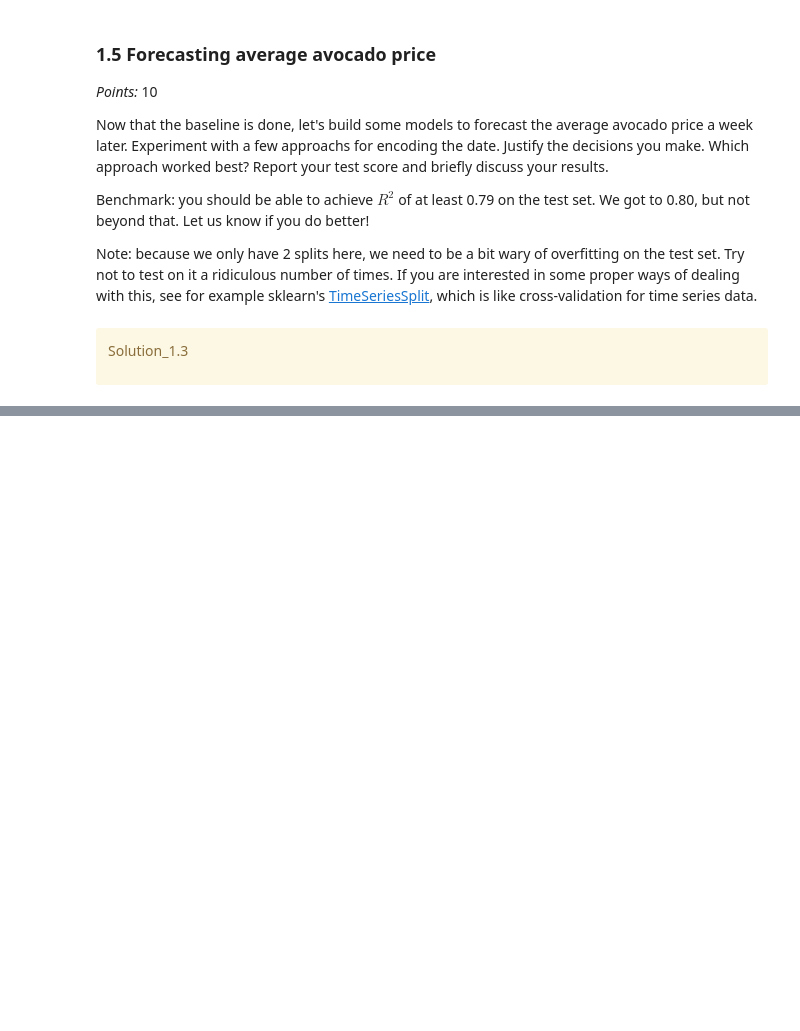
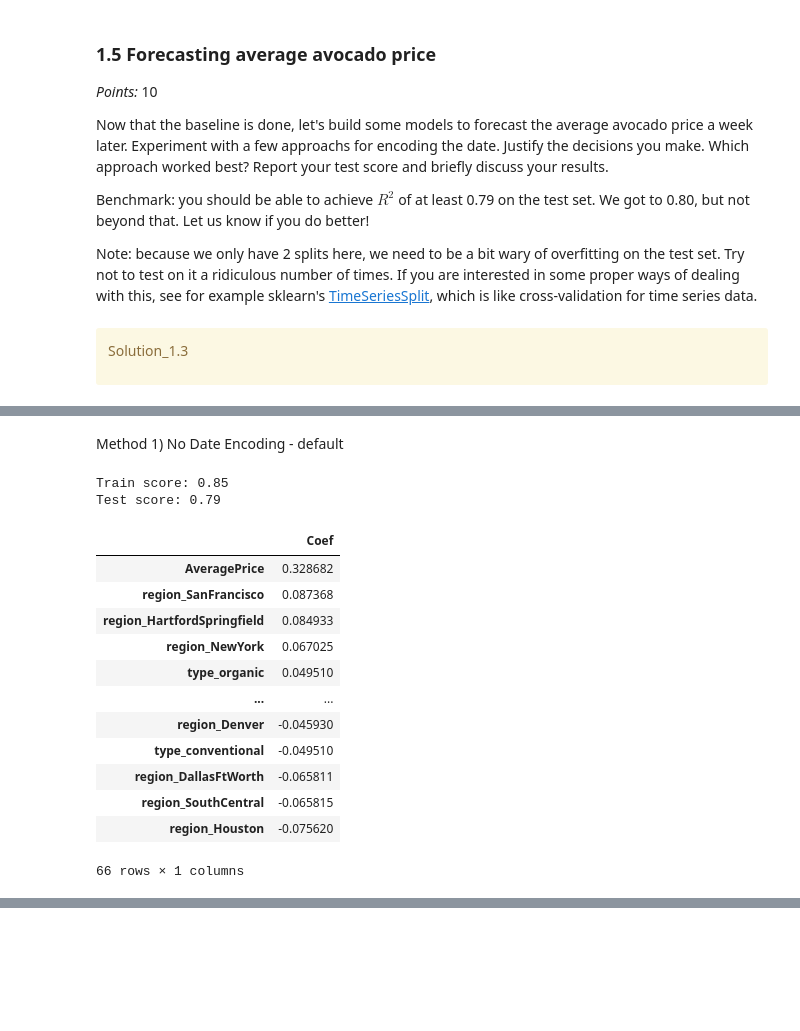
Before and after one commit to lindakiritchkov/cpsc330-2023W2, a Jupyter notebook: hw/hw8/hw8.ipynb, the cells around one changed output, grey strips where cells are left out. Saved outputs shown, nothing was run; the diff lists cells and outputs as text; code cells hidden in the pictures; blank space fills up the shorter version.

```diff
--- a/hw/hw8/hw8.ipynb
+++ b/hw/hw8/hw8.ipynb
@@ -449,0 +372,19 @@ Ellipsis
+# %%
+numeric_features = [
+    "AveragePrice",
+    "Total Volume",
+    "4046",
+    "4225",
+    "4770",
+    "Total Bags",
+    "Small Bags",
+    "Large Bags",
+    "XLarge Bags",
+    "year",
+]
+categorical_features = [
+    "type",
+    "region",
+]
+drop_features = ["Date"]
+target = ["AveragePriceNextWeek"]
@@ -449,0 +444,43 @@ Ellipsis
+# %%
+#adapted from lecture 19
+
+def score_lr_print_coeff(preprocessor, train_df, y_train, test_df, y_test, X_train_enc):
+    lr_pipe = make_pipeline(preprocessor, Ridge())
+    lr_pipe.fit(train_df, y_train)
+    print("Train score: {:.2f}".format(lr_pipe.score(train_df, y_train)))
+    print("Test score: {:.2f}".format(lr_pipe.score(test_df, y_test)))
+    lr_coef = pd.DataFrame(
+        data=lr_pipe.named_steps["ridge"].coef_.flatten(),
+        index=X_train_enc.columns,
+        columns=["Coef"],
+    )
+    return lr_coef.sort_values(by="Coef", ascending=False)
+# %% [markdown]
+Method 1) No Date Encoding - default
+# %%
+# Adapted from Lecture 19
+X_train_enc, y_train, X_test_enc, y_test, preprocessor = preprocess_features(
+    df_train,
+    df_test,
+    numeric_features,
+    categorical_features,
+    drop_features, target
+)
+
+score_lr_print_coeff(preprocessor, df_train, y_train, df_test, y_test, X_train_enc)
+# %% [output]
+Train score: 0.85
+Test score: 0.79
+|  | Coef |
+| AveragePrice | 0.328682 |
+| region_SanFrancisco | 0.087368 |
+| region_HartfordSpringfield | 0.084933 |
+| region_NewYork | 0.067025 |
+| type_organic | 0.049510 |
+| ... | ... |
+| region_Denver | -0.045930 |
+| type_conventional | -0.049510 |
+| region_DallasFtWorth | -0.065811 |
+| region_SouthCentral | -0.065815 |
+| region_Houston | -0.075620 |
+66 rows × 1 columns
```
Also changed, not shown: parts of 33 cells of this notebook.
